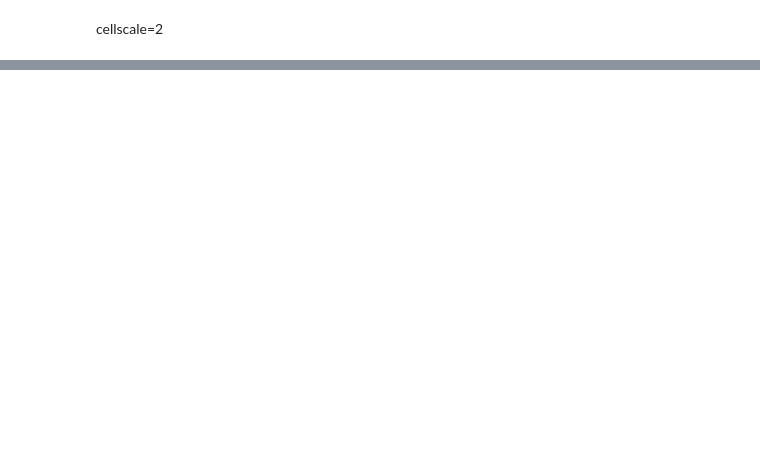
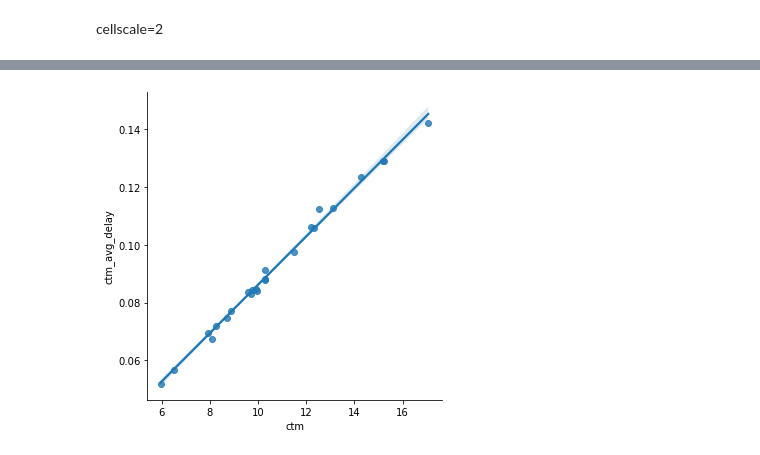
Before and after one commit to Eightina/Digital-Twin-CTM, a Jupyter notebook: Digital-Twin/analyze.ipynb, the cells around one changed output, grey strips where cells are left out. Cells and saved outputs as stored; diff of their text form; code cells hidden in the pictures; blank space fills up the shorter version.

Commit message:
the best indexes are the newly introduced sumo_delay in ac_p60xx.py, and the ctm_og, which is not avaraged. Analyzation in notebook, the corr and cov are high

```diff
--- a/Digital-Twin/analyze.ipynb
+++ b/Digital-Twin/analyze.ipynb
@@ -398,0 +419,15 @@ cellscale=2
+# %%
+import pandas as pd
+import seaborn as sns
+
+from matplotlib import pyplot as plt
+import seaborn as sns
+import numpy as np
+
+sumo=[4.916436687313045, 4.32464819402042, 4.585994411170272, 4.918053251757599, 5.698892098106941, 5.460721909797618, 5.505356067066772, 4.618916082596014, 6.734249471826392, 6.855095817314461, 5.962608474698871, 5.251203763224334, 5.794156514867605, 5.797102305486308, 5.57793233370376, 5.213151859416871, 5.453349688430824, 6.228130087856089, 4.485736253290264, 5.5534046279251905, 4.240715622285456, 4.734758255283934, 5.141407725113381, 5.341307160555415]
+ctm= [9.890155068999727, 6.496809892099463, 8.872473416291239, 11.504410196376343, 10.27919971595073, 9.762066177062879, 10.298889826241432, 8.07272792255917, 12.543075194786754, 17.06301511658245, 12.330742882894489, 5.9565862061437285, 8.688287689006987, 13.108097308878415, 15.182816885656301, 9.69327308247829, 12.198046210776162, 10.270128952649584, 8.23792876692869, 7.8996628772305675, 9.95808620704842, 9.562340783672486, 14.288669827525235, 15.22067986135913]
+og_ctm_delay= [444.4537353515625, 281.48767471313477, 414.7650909423828, 455.313720703125, 499.85240936279297, 438.1914520263672, 469.8202133178711, 322.7828598022461, 617.4297714233398, 818.3271026611328, 546.2598037719727, 283.0583190917969, 406.00963592529297, 644.7670745849609, 701.8075561523438, 426.26644134521484, 562.6451110839844, 481.8013381958008, 410.37879943847656, 372.9133605957031, 372.38250732421875, 443.71997833251953, 573.1111145019531, 709.1233062744141]
+sum_cur_demand= [1367.9252444690255, 1363.00832350784, 1403.8746763736583, 1264.4512712029605, 1444.0620998719587, 1370.5762534741434, 1362.983161872103, 1271.7563167254164, 1464.7664953665708, 1417.7533665247545, 1365.9733358166127, 1424.2563812871674, 1378.3806407520863, 1430.399370667693, 1405.7502621950393, 1356.3081163941602, 1404.1096697847124, 1389.028014210023, 1449.565925348687, 1418.8910705634312, 1232.2195682547303, 1390.961894693191, 1290.2944759189731, 1397.0688523056097]
+sum_step_veh= [3.90124839948784, 3.9512644046094847, 3.8512323943662023, 3.751200384122921, 3.701184379001288, 3.7698750187816126, 3.9718221608538307, 3.9512644046094754, 3.6542392606763907, 3.8512323943662063, 4.0803141943176655, 4.00128040973112, 3.8477318174364274, 3.892476452462252, 4.051296414852757, 4.039751826031716, 4.002548533543422, 3.6986761899495293, 3.9128532439137533, 3.851232394366209, 3.8512323943661957, 3.9012483994878364, 3.5511363636363744, 3.901248399487839]
+ctm_avg_delay= [0.08484898507595062, 0.05671721324324608, 0.07716905325651169, 0.09763666987419128, 0.09115700423717499, 0.08441130816936493, 0.088243268430233, 0.06754881888628006, 0.11251161992549896, 0.1422356218099594, 0.10575391352176666, 0.05196365714073181, 0.07480162382125854, 0.11282212287187576, 0.12916575372219086, 0.08297894150018692, 0.10616745054721832, 0.08782222867012024, 0.07203459739685059, 0.06944573670625687, 0.08393315225839615, 0.08353441208600998, 0.12349621951580048, 0.12912854552268982]
+time0 = list(range(len(ctm)))
@@ -398,0 +447,9 @@ cellscale=2
+# %%
+maindf = pd.DataFrame({
+    'sumo':sumo,
+    'ctm':ctm,
+    'og_ctm':og_ctm_delay,
+    'sum_step_veh':sum_step_veh,
+    'sum_cur_demand':sum_cur_demand,
+    'ctm_avg_delay':ctm_avg_delay
+})
@@ -398,0 +498,10 @@ cellscale=2
+# %%
+sns.lmplot(
+    data = maindf,
+    x='ctm',
+    y='ctm_avg_delay',
+    order=1
+)
+plt.show()
+# %% [output]
+[figure, added]
```
Also changed, not shown: parts of 16 cells of this notebook, 24 other files.
